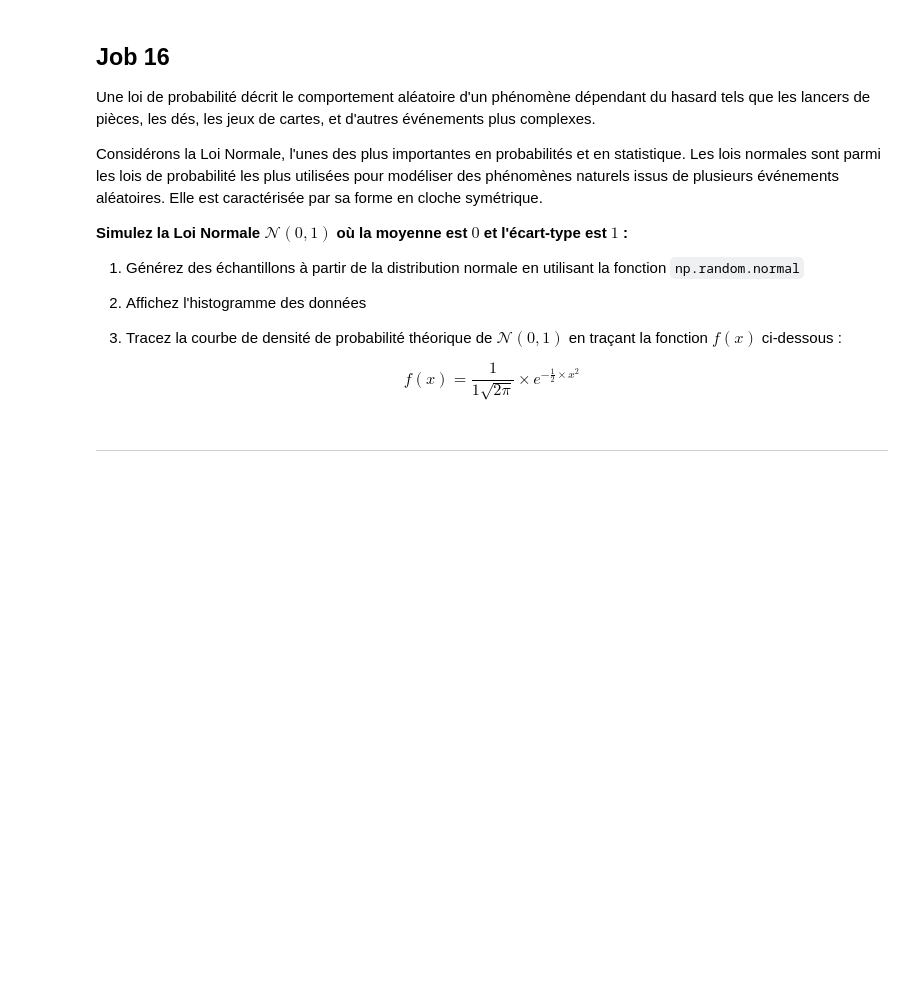
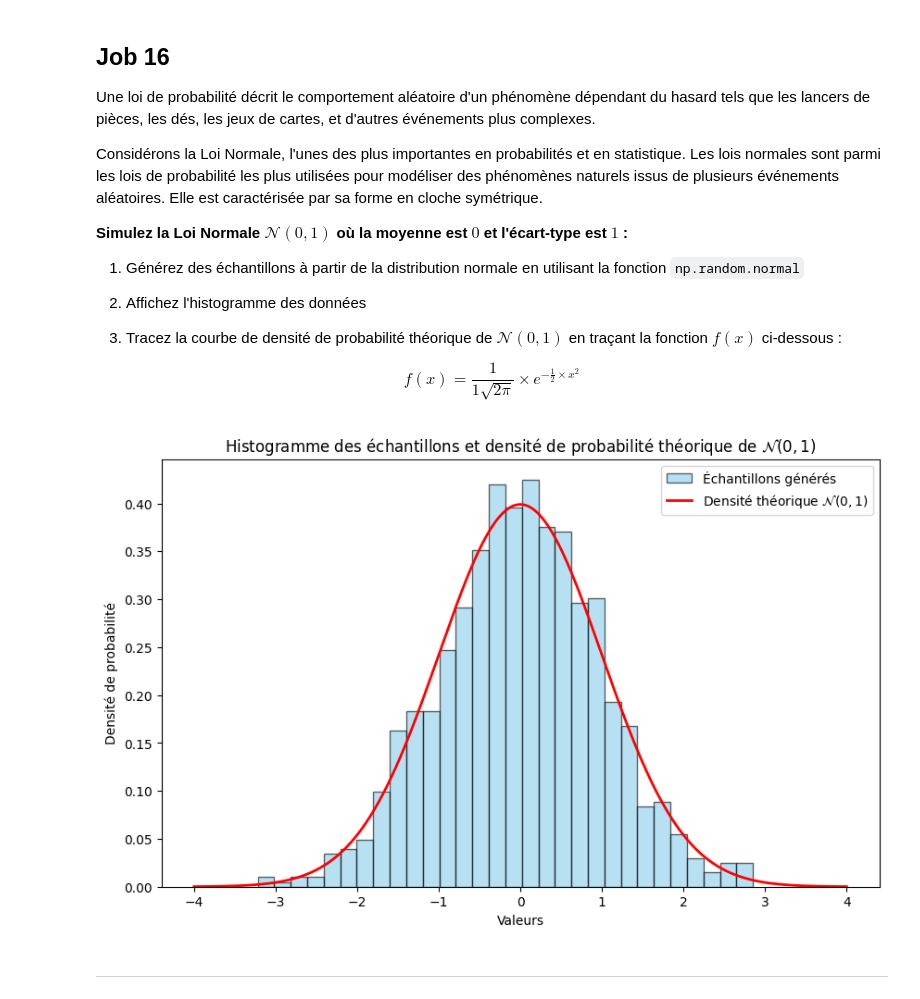
Before and after one commit to bruno-coulet/philomathia, a Jupyter notebook: philomathia.ipynb, the cells around one changed output. Saved outputs shown, nothing was run; the diff lists cells and outputs as text; code cells hidden in the pictures; blank space fills up the shorter version.

```diff
--- a/philomathia.ipynb
+++ b/philomathia.ipynb
@@ -763,6 +862,30 @@ Considérons la Loi Normale, l'unes des plus importantes en probabilités et en
 3. Tracez la courbe de densité de probabilité théorique de $\mathcal{N}(0, 1)$ en traçant la fonction $f(x)$ ci-dessous :
 
 $$ f(x) = \frac{1}{1 \sqrt{2\pi}} \times e^{-\frac{1}{2} \times x^2 }$$
+# %%
+# Génération de 1000 échantillons de la loi normale N(0, 1)
+# loc=0   pour une moyenne de 0
+# scale=1 pour un écart-type de 1
+samples = np.random.normal(loc=0, scale=1, size=1000)
+# Histogramme
+plt.figure(figsize=(10, 6))
+plt.hist(samples, bins=30, density=True, alpha=0.6, color='skyblue', edgecolor='black', label="Échantillons générés")
+
+# Tracé de la courbe de densité de probabilité théorique
+# Intervalle pour l'axe x : de -4 à 4
+x = np.linspace(-4, 4, 1000)
+
+# Fonction de densité
+f_x = (1 / (1 * np.sqrt(2 * np.pi))) * np.exp(-0.5 * x**2)
+
+plt.plot(x, f_x, color='red', linewidth=2, label="Densité théorique $\mathcal{N}(0, 1)$")
+plt.title("Histogramme des échantillons et densité de probabilité théorique de $\mathcal{N}(0, 1)$")
+plt.xlabel("Valeurs")
+plt.ylabel("Densité de probabilité")
+plt.legend()
+plt.show()
+# %% [output]
+[figure, added]
 # %% [markdown]
 ----------------------------------
 # %% [markdown]
```
Also changed, not shown: parts of 15 cells of this notebook, 1 other file.
